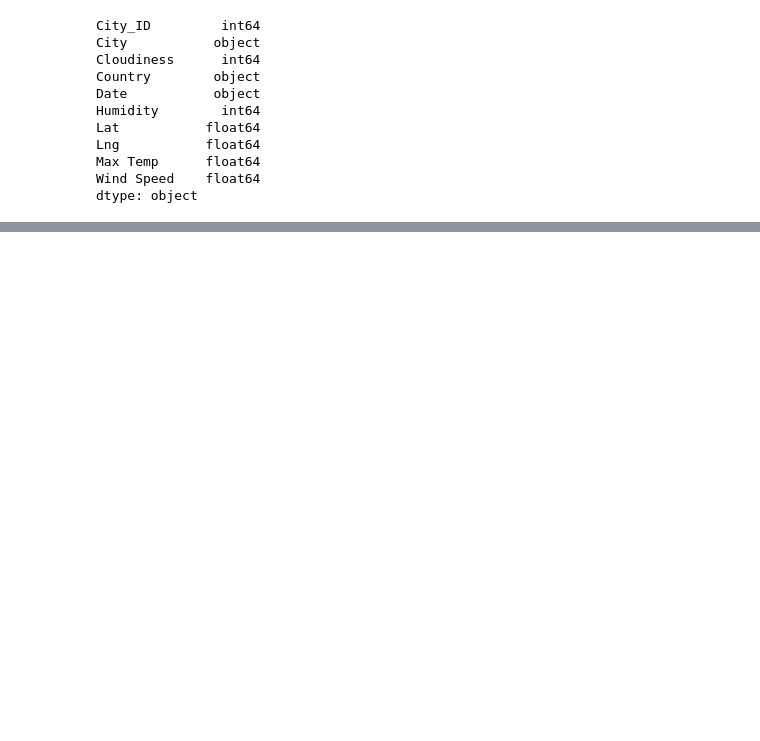
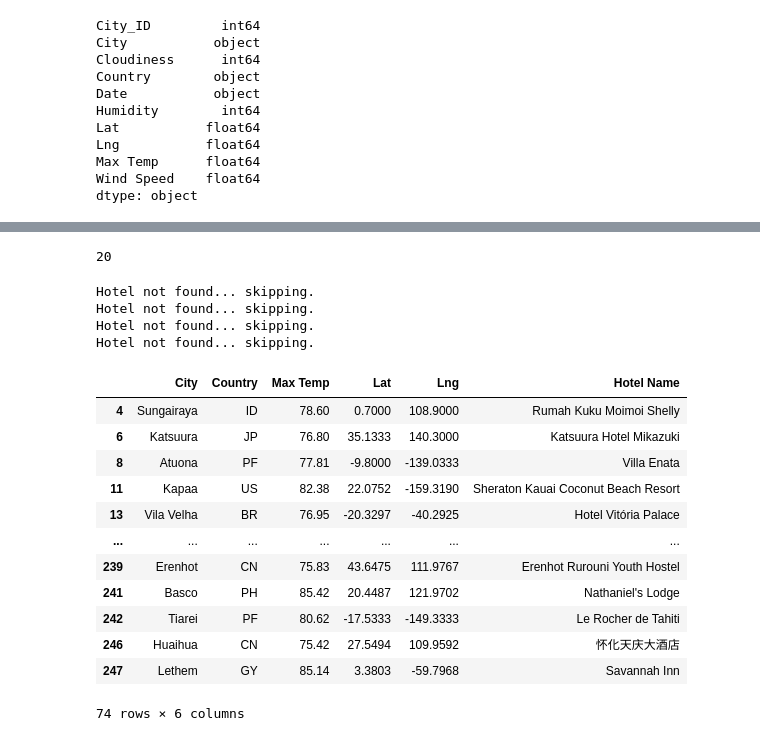
Before and after one commit to dianahcortez/Hot_World_Map, a Jupyter notebook: VacationPy.ipynb, the cells around one changed output, grey strips where cells are left out. Drawn from its saved outputs; the diff is of its cells as text; code cells hidden in the pictures; blank space fills up the shorter version.

```diff
--- a/VacationPy.ipynb
+++ b/VacationPy.ipynb
@@ -52,0 +137,5 @@ fig
+# %%
+# Create DataFrame called hotel_df to store hotel names along with city, country, max temp, and coordinates.
+hotel_df = preferred_cities_df[["City", "Country", "Max Temp", "Lat", "Lng"]].copy()
+hotel_df["Hotel Name"] = ""
+hotel_df.head(10)
@@ -52,0 +154,13 @@ fig
+# %%
+# Set the parameters to search for a hotel in Paris.
+params = {
+    "radius": 5000,
+    "types": "lodging",
+    "key": g_key,
+    "location": "48.8566, 2.3522"}
+# Use base URL to search for hotels in Paris.
+base_url = "https://maps.googleapis.com/maps/api/place/nearbysearch/json"
+# Make request and get the JSON data from the search.
+hotels = requests.get(base_url, params=params).json()
+
+hotels
@@ -52,0 +185,46 @@ fig
+# %%
+len(hotels["results"])
+# %% [output]
+20
+# %%
+# Iterate through the DataFrame.
+for index, row in hotel_df.iterrows():
+    # Get the latitude and longitude.
+    lat = row["Lat"]
+    lng = row["Lng"]
+
+    # Add the latitude and longitude to location key for the params dictionary.
+    params["location"] = f"{lat},{lng}"
+
+    # Use the search term: "lodging" and our latitude and longitude.
+    base_url = "https://maps.googleapis.com/maps/api/place/nearbysearch/json"
+
+    # Make request and get the JSON data from the search.
+    hotels = requests.get(base_url, params=params).json()
+
+# Grab the first hotel from the results and store the name.
+    try:
+        hotel_df.loc[index, "Hotel Name"] = hotels["results"][0]["name"]
+    except (IndexError):
+        print("Hotel not found... skipping.")
+# %% [output]
+Hotel not found... skipping.
+Hotel not found... skipping.
+Hotel not found... skipping.
+Hotel not found... skipping.
+# %%
+hotel_df
+# %% [output]
+|  | City | Country | Max Temp | Lat | Lng | Hotel Name |
+| 4 | Sungairaya | ID | 78.60 | 0.7000 | 108.9000 | Rumah Kuku Moimoi Shelly |
+| 6 | Katsuura | JP | 76.80 | 35.1333 | 140.3000 | Katsuura Hotel Mikazuki |
+| 8 | Atuona | PF | 77.81 | -9.8000 | -139.0333 | Villa Enata |
+| 11 | Kapaa | US | 82.38 | 22.0752 | -159.3190 | Sheraton Kauai Coconut Beach Resort |
+| 13 | Vila Velha | BR | 76.95 | -20.3297 | -40.2925 | Hotel Vitória Palace |
+| ... | ... | ... | ... | ... | ... | ... |
+| 239 | Erenhot | CN | 75.83 | 43.6475 | 111.9767 | Erenhot Rurouni Youth Hostel |
+| 241 | Basco | PH | 85.42 | 20.4487 | 121.9702 | Nathaniel's Lodge |
+| 242 | Tiarei | PF | 80.62 | -17.5333 | -149.3333 | Le Rocher de Tahiti |
+| 246 | Huaihua | CN | 75.42 | 27.5494 | 109.9592 | 怀化天庆大酒店 |
+| 247 | Lethem | GY | 85.14 | 3.3803 | -59.7968 | Savannah Inn |
+74 rows × 6 columns
```
Also changed, not shown: parts of 15 cells of this notebook, 1 other file.
